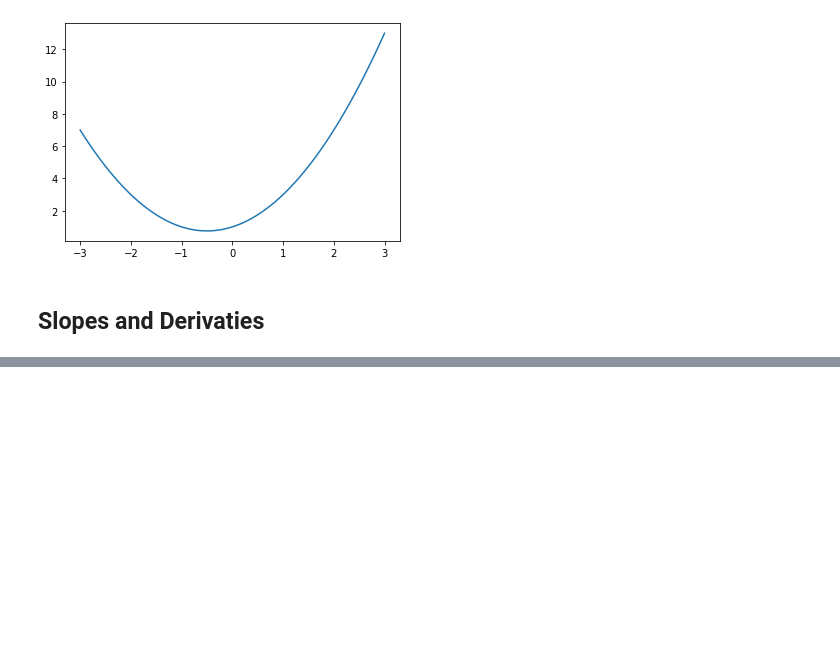
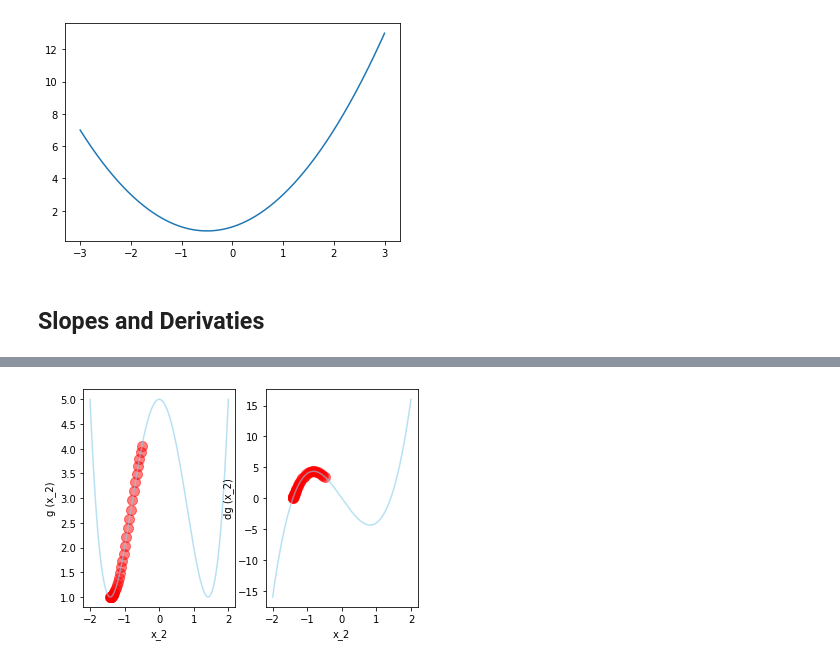
Before and after one commit to sid-py/Complete-Data-Science-and-Machine-Learning-Bootcamp-Udemy, a Jupyter notebook: section_4/03_gradient_descent.ipynb, the cells around one changed output, grey strips where cells are left out. Saved outputs shown, nothing was run; the diff lists cells and outputs as text; code cells hidden in the pictures; blank space fills up the shorter version.

```diff
--- a/section_4/03_gradient_descent.ipynb
+++ b/section_4/03_gradient_descent.ipynb
@@ -72,0 +130,22 @@ plt.show()
+# %%
+# Gradient Descent
+def gradient_descent(derivative_func, initial_guess, multiplier = 0.02, precision = 0.001):
+    new_x = initial_guess
+
+
+    x_list = [new_x]
+
+    slope_list = [derivative_func(new_x)]
+    counter = 0
+    while True:
+        previous_x = new_x
+        gradient = derivative_func(previous_x)
+        new_x = previous_x - (multiplier * gradient)
+
+        step_size = abs(new_x - previous_x)
+        x_list.append(new_x)
+        slope_list.append(derivative_func(new_x))
+        counter += 1
+        if step_size < precision:
+            break
+    return new_x, x_list, slope_list
@@ -72,0 +166,19 @@ plt.show()
+# %%
+#  Calling Gradient Descent function
+#  Plotting function and derivative and scatter plot side by side
+plt.subplot(1,2,1)
+plt.plot(x_2, g(x_2), color= "skyblue", alpha = 0.6)
+plt.xlabel("x_2")
+plt.ylabel("g (x_2)")
+
+plt.scatter(list_x, g(np.array(list_x)), color = "r", s = 100, alpha = 0.5 )
+
+#  Second Plot
+plt.subplot(1,2,2)
+plt.plot(x_2, dg(x_2), color= "skyblue", alpha = 0.6)
+plt.xlabel("x_2")
+plt.ylabel("dg (x_2)")
+plt.scatter(list_x, deriv_list, color = "r", s = 100, alpha = 0.5 )
+plt.show()
+# %% [output]
+[figure, added]
```
Also changed, not shown: parts of 10 cells of this notebook.
